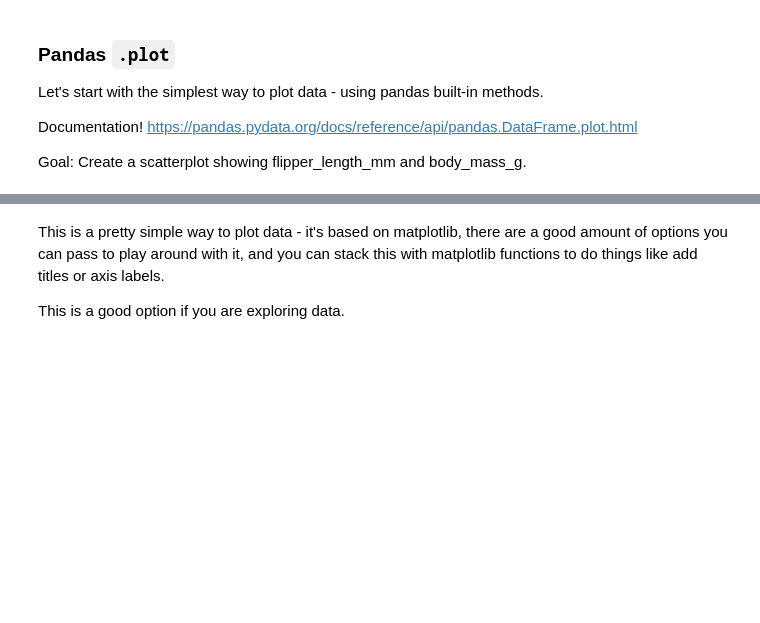
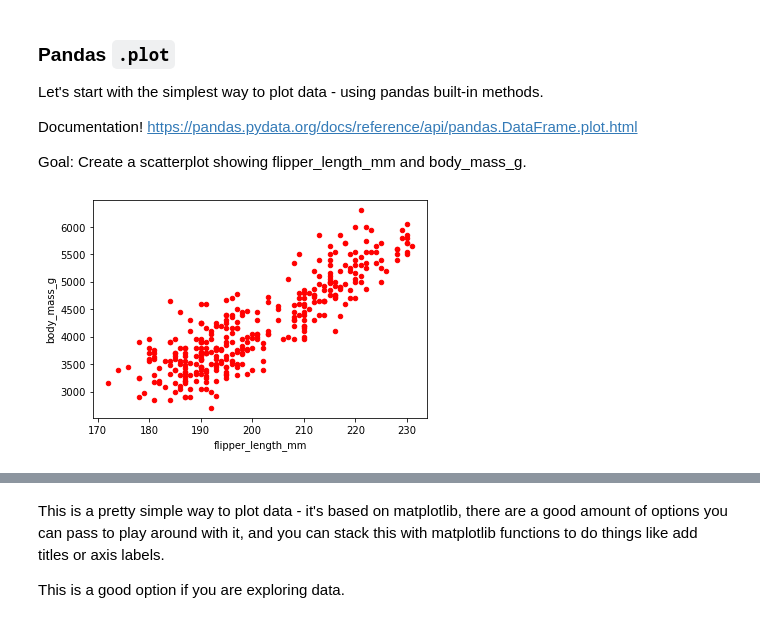
Before and after one commit to rbdaly16/NATL-DS-Live-062623, a Jupyter notebook: Phase1/Lectures/10-Plotting-with-Pandas.ipynb, the cells around one changed output, grey strips where cells are left out. Drawn from its saved outputs; the diff is of its cells as text; code cells hidden in the pictures; blank space fills up the shorter version.

```diff
--- a/Phase1/Lectures/10-Plotting-with-Pandas.ipynb
+++ b/Phase1/Lectures/10-Plotting-with-Pandas.ipynb
@@ -97,7 +178,9 @@ Documentation! https://pandas.pydata.org/docs/reference/api/pandas.DataFrame.plo
 Goal: Create a scatterplot showing flipper_length_mm and body_mass_g.
 # %%
 # Simple way to throw a plot on top of data
-penguins.plot(x='flipper_length_mm', y='body_mass_g', kind='scatter', color='blue');
+penguins.plot(x='flipper_length_mm', y='body_mass_g', kind='scatter', color='red');
+# %% [output]
+[figure, added]
 # %%
 # Can also specify the kind of plot this way
 penguins.plot.scatter(x='flipper_length_mm', y='body_mass_g', color='blue');
```
Also changed, not shown: parts of 38 cells of this notebook, 1 other file.
